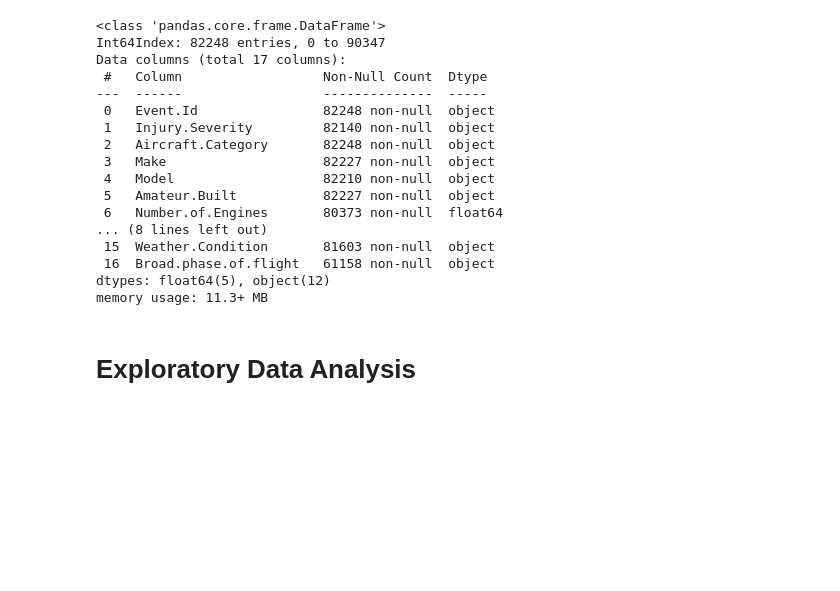
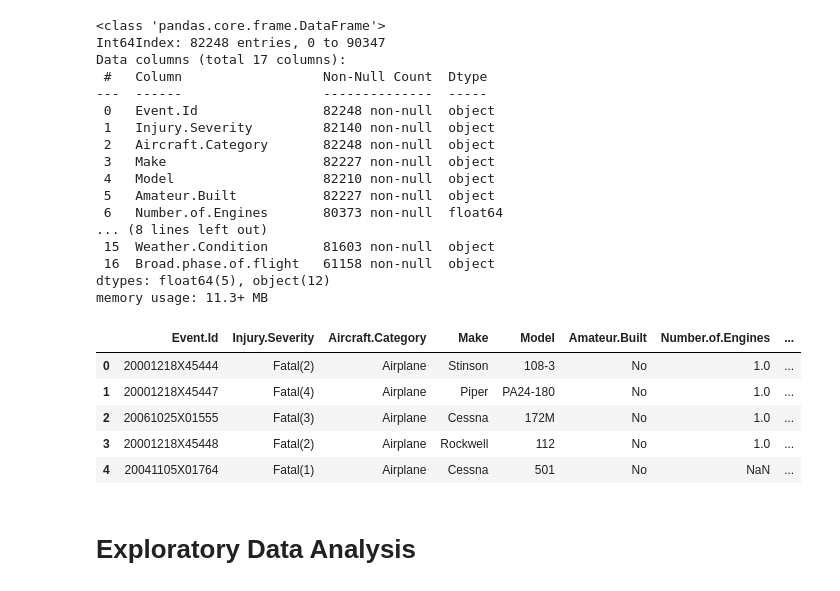
Before and after one commit to justinnllee/Aircraft_Safety_Analysis, a Jupyter notebook: notebook.ipynb, the cells around one changed output. Cells and saved outputs as stored; diff of their text form; code cells hidden in the pictures; blank space fills up the shorter version.

```diff
--- a/notebook.ipynb
+++ b/notebook.ipynb
@@ -182,2 +179,11 @@ memory usage: 11.3+ MB
+# %%
+df_us.head()
+# %% [output]
+|  | Event.Id | Injury.Severity | Aircraft.Category | Make | Model | Amateur.Built | Number.of.Engines | ... |
+| 0 | 20001218X45444 | Fatal(2) | Airplane | Stinson | 108-3 | No | 1.0 | ... |
+| 1 | 20001218X45447 | Fatal(4) | Airplane | Piper | PA24-180 | No | 1.0 | ... |
+| 2 | 20061025X01555 | Fatal(3) | Airplane | Cessna | 172M | No | 1.0 | ... |
+| 3 | 20001218X45448 | Fatal(2) | Airplane | Rockwell | 112 | No | 1.0 | ... |
+| 4 | 20041105X01764 | Fatal(1) | Airplane | Cessna | 501 | No | NaN | ... |
 # %% [markdown]
 # Exploratory Data Analysis
```
Also changed, not shown: parts of 6 cells of this notebook.
